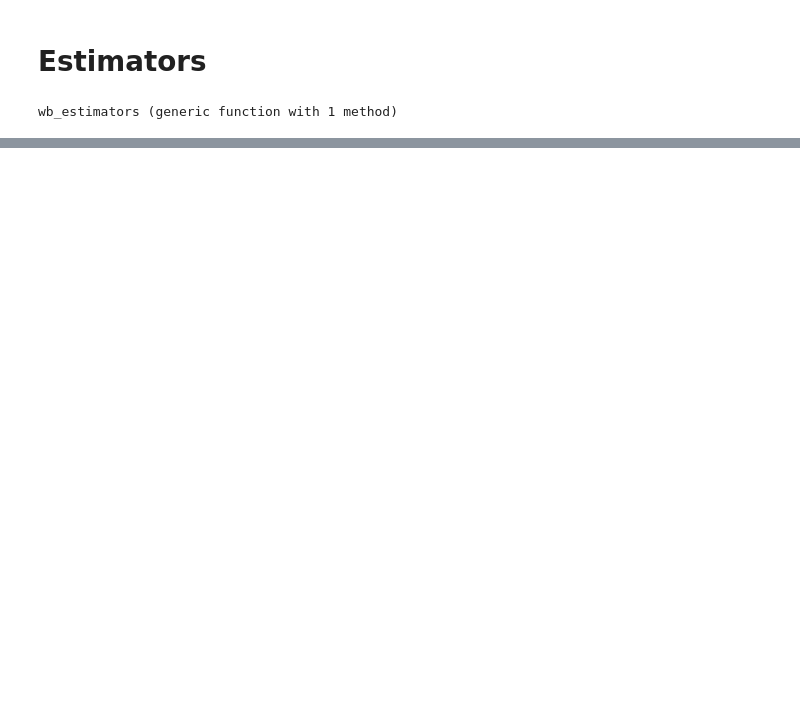
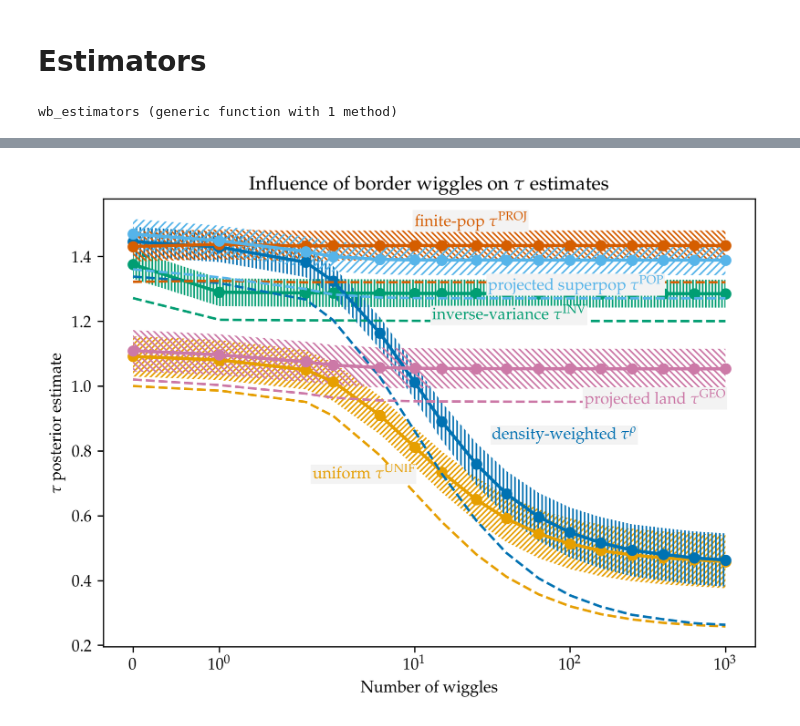
Before and after one commit to gwb/rdd-coverage, a Jupyter notebook: Maxime/Wiggly Boundaries.ipynb, the cells around one changed output, grey strips where cells are left out. Cells and saved outputs as stored; diff of their text form; code cells hidden in the pictures; blank space fills up the shorter version.

```diff
--- a/Maxime/Wiggly Boundaries.ipynb
+++ b/Maxime/Wiggly Boundaries.ipynb
@@ -367,3 +489,95 @@ plot_estimates()
+# %%
+function plot_estimates()
+    plt.title(L"Influence of border wiggles on $\tau$ estimates")
+    capsize=3
+    cbbPalette = ["#000000", "#E69F00", "#56B4E9", "#009E73", "#F0E442",
+                  "#0072B2", "#D55E00", "#CC79A7"]
+#     plt.axhline(wb_τrho_true, label=L"true $\tau^{\rho}$ w/o wiggles",
+#                 color=cbbPalette[4], linestyle="--")
+#     plt.axhline(wb_τunif_true, label=L"true $\tau^{\mathrm{UNIF}}$ w/o wiggles",
+#                 color=cbbPalette[2], linestyle=":")
+#     plt.axhline(τtrue[1], label=L"true $\tau:~S_1<0.5$",
+#                 color="grey", linestyle=":")
+    for (iest, label, color, hatch, hatch_dens, label_x, label_above) in zip(
+            1:6,
+             [L"uniform $\tau^{\mathrm{UNIF}}$",
+              L"inverse-variance $\tau^{\mathrm{INV}}$",
+              L"density-weighted $\tau^{\rho}$",
+              L"finite-pop $\tau^{\mathrm{PROJ}}$",
+              L"projected land $\tau^{\mathrm{GEO}}$",
+              L"projected superpop $\tau^{\mathrm{POP}}$",
+              ],
+             cbbPalette[[2,4,6,7,8,3]],
+#              [ '/' | '\\' | '|' | '-' | '+' | 'x' | 'o' | 'O' | '.' | '*' ],
+             ["/", "|", "|", "\\", "\\", "/"],
+             [7,6,5,7,6,5],
+             [10^1,
+              10^2.1,
+              10^1.5,
+              10^1.0,
+              10^3,
+              10^2.6],
+             [:below,:below,:above,:above,:below,:below]
+             )
+        y = [mean(wbe[iest]) for wbe in wb_estimates]
+        y_std = [std(wbe[iest]) for wbe in wb_estimates]
+        plt.plot(wb_nwiggles_arr,
+            [mean(wbe[iest]) for wbe in estimands],
+            color=color,
+            linestyle="--")
+
+        plt.plot(wb_nwiggles_arr, y,
+                 color=color,
+                 linewidth=2,
+                 marker="o",
+                 label=label,
+                 )
+
+        plt.fill_between(wb_nwiggles_arr,
+            y1= y .- y_std,
+            y2 = y .+ y_std,
+            facecolor="none",
+            edgecolor=color,
+            hatch=repeat(hatch, hatch_dens),
+            linewidth=0.0,
+            )
+
+        y_label = y[end]
+        if iest == 1
+            y_label -= 0.2
+        end
+
+        if label_above==:above
+            ilabel = searchsortedlast(wb_nwiggles_arr, label_x)
+            verticalalignment="bottom"
+            horizontalalignment="left"
+            label_y = y[ilabel]+y_std[ilabel]
+        else
+            ilabel = searchsortedfirst(wb_nwiggles_arr, label_x)
+            verticalalignment="top"
+            horizontalalignment="right"
+            label_y = y[ilabel]-y_std[ilabel]
+        end
+        plt.text(x=label_x, y=label_y, s=label,
+                 color=color,
+#                  rotation=45,
+                 verticalalignment=verticalalignment,
+                 horizontalalignment=horizontalalignment,
+                 bbox=Dict("facecolor" => "#F3F3F3",
+                           "edgecolor" => "none",
+                           "pad" => 1.0,
+                           )
+                 )
+    end
+    plt.xlabel("Number of wiggles")
+    plt.ylabel(L"$\tau$ posterior estimate")
+    plt.gca()[:set_xscale]("symlog")
+end
+plt.plt[:interactive](false)
+plot_estimates()
+;
+# %% [output]
+[figure, added]
 # %% [markdown]
 First a quick table to remind us of the simulation setup.
 
```
Also changed, not shown: parts of 28 cells of this notebook, 17 other files.
